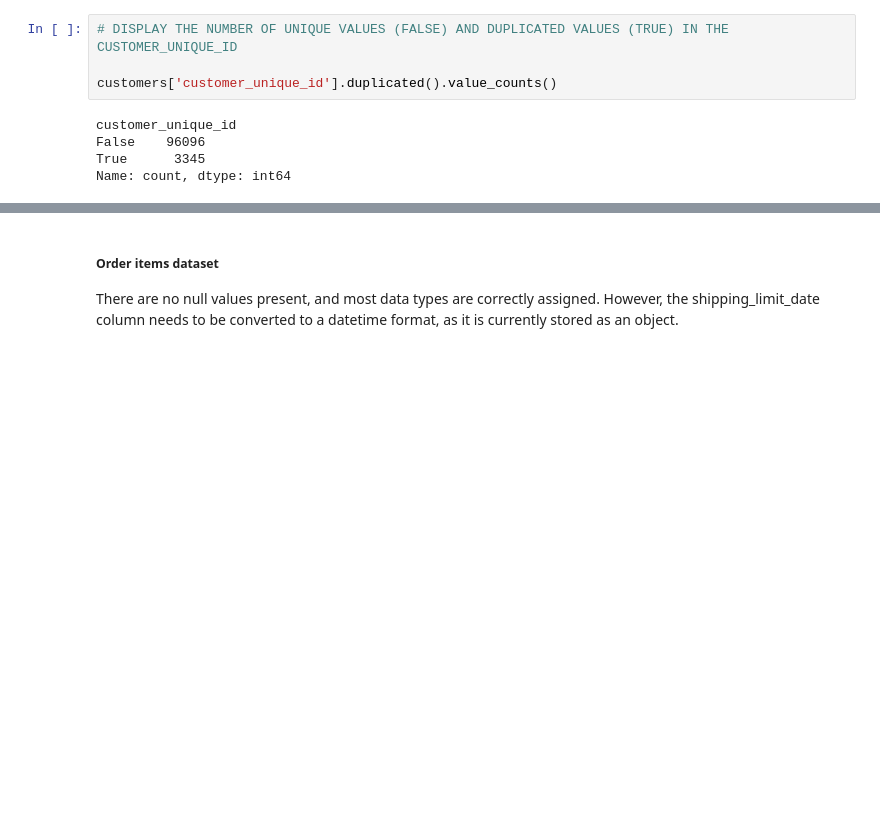
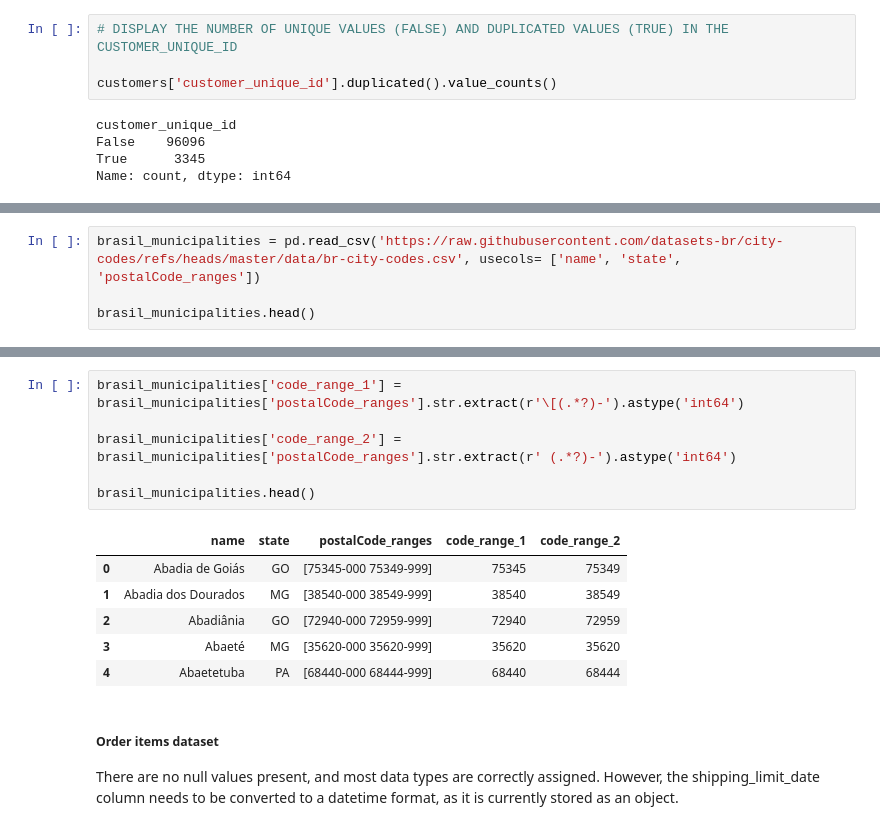
Before and after one commit to alfalfal/business_performance_analysis, a Jupyter notebook: EDA-and-modeling.ipynb, the cells around one changed output, grey strips where cells are left out. Drawn from its saved outputs; the diff is of its cells as text; blank space fills up the shorter version.

```diff
--- a/EDA-and-modeling.ipynb
+++ b/EDA-and-modeling.ipynb
@@ -99,0 +142,4 @@ Name: count, dtype: int64
+# %%
+brasil_municipalities = pd.read_csv('https://raw.githubusercontent.com/datasets-br/city-codes/refs/heads/master/data/br-city-codes.csv', usecols= ['name', 'state', 'postalCode_ranges'])
+
+brasil_municipalities.head()
@@ -100,3 +153,16 @@ Name: count, dtype: int64
+# %%
+brasil_municipalities['code_range_1'] = brasil_municipalities['postalCode_ranges'].str.extract(r'\[(.*?)-').astype('int64')
+
+brasil_municipalities['code_range_2'] = brasil_municipalities['postalCode_ranges'].str.extract(r' (.*?)-').astype('int64')
+
+brasil_municipalities.head()
+# %% [output]
+|  | name | state | postalCode_ranges | code_range_1 | code_range_2 |
+| 0 | Abadia de Goiás | GO | [75345-000 75349-999] | 75345 | 75349 |
+| 1 | Abadia dos Dourados | MG | [38540-000 38549-999] | 38540 | 38549 |
+| 2 | Abadiânia | GO | [72940-000 72959-999] | 72940 | 72959 |
+| 3 | Abaeté | MG | [35620-000 35620-999] | 35620 | 35620 |
+| 4 | Abaetetuba | PA | [68440-000 68444-999] | 68440 | 68444 |
 # %% [markdown]
 ##### **Order items dataset**
 
```
Also changed, not shown: parts of 8 cells of this notebook, 2 other files.
